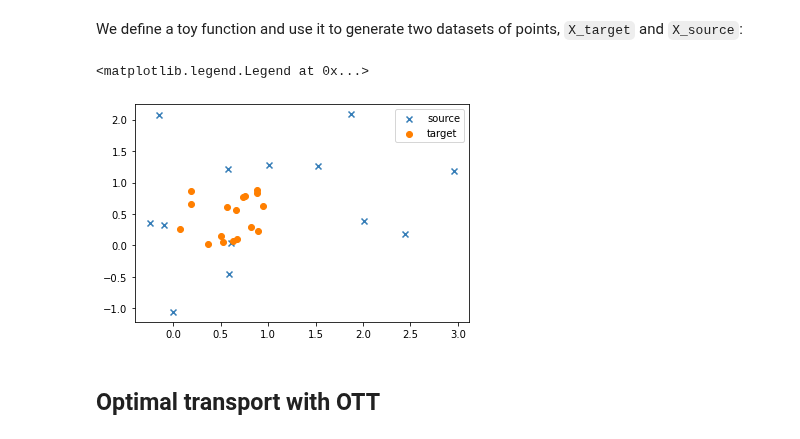
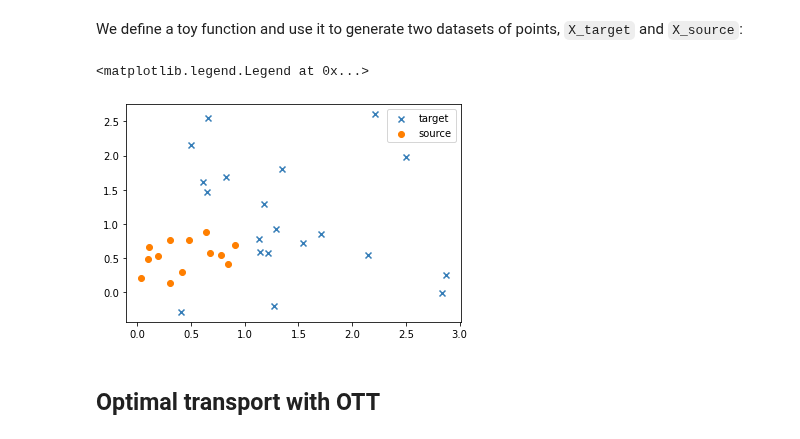
Before and after one commit to ott-jax/ott, a Jupyter notebook: docs/tutorials/notebooks/basic_ot_between_datasets.ipynb, the cells around one changed output. Cells and saved outputs as stored; diff of their text form; code cells hidden in the pictures.

```diff
--- a/docs/tutorials/notebooks/basic_ot_between_datasets.ipynb
+++ b/docs/tutorials/notebooks/basic_ot_between_datasets.ipynb
@@ -36,24 +36,24 @@ mpl.rcParams["axes.prop_cycle"] = cycler(
 We define a toy function and use it to generate two datasets of points, `X_target` and `X_source`:
 # %%
 def create_points(rng, n_samples_source, n_samples_target, n_features):
-    rngs = jax.random.split(rng, 3)
-    X_target = jax.random.normal(rngs[0], (n_samples_source, n_features)) + 1
-    X_source = jax.random.uniform(rngs[1], (n_samples_target, n_features))
+    rngs = jax.random.split(rng, 2)
+    X_target = jax.random.normal(rngs[0], (n_samples_target, n_features)) + 1.0
+    X_source = jax.random.uniform(rngs[1], (n_samples_source, n_features))
     return X_target, X_source
 
 
 rng = jax.random.PRNGKey(0)
-n_samples_source, n_samples_target, n_features = 13, 17, 2
+n_samples_source, n_samples_target, n_features = 13, 20, 2
 X_target, X_source = create_points(
     rng, n_samples_source, n_samples_target, n_features
 )
 
-plt.scatter(X_target[:, 0], X_target[:, 1], label="source", marker="x")
-plt.scatter(X_source[:, 0], X_source[:, 1], label="target")
+plt.scatter(X_target[:, 0], X_target[:, 1], label="target", marker="x")
+plt.scatter(X_source[:, 0], X_source[:, 1], label="source")
 plt.legend()
 # %% [output]
 <matplotlib.legend.Legend at 0x...>
-[figure, old version]
+[figure, new version]
 # %% [markdown]
 ## Optimal transport with OTT
 # %% [markdown]
```
Also changed, not shown: parts of 5 cells of this notebook.
